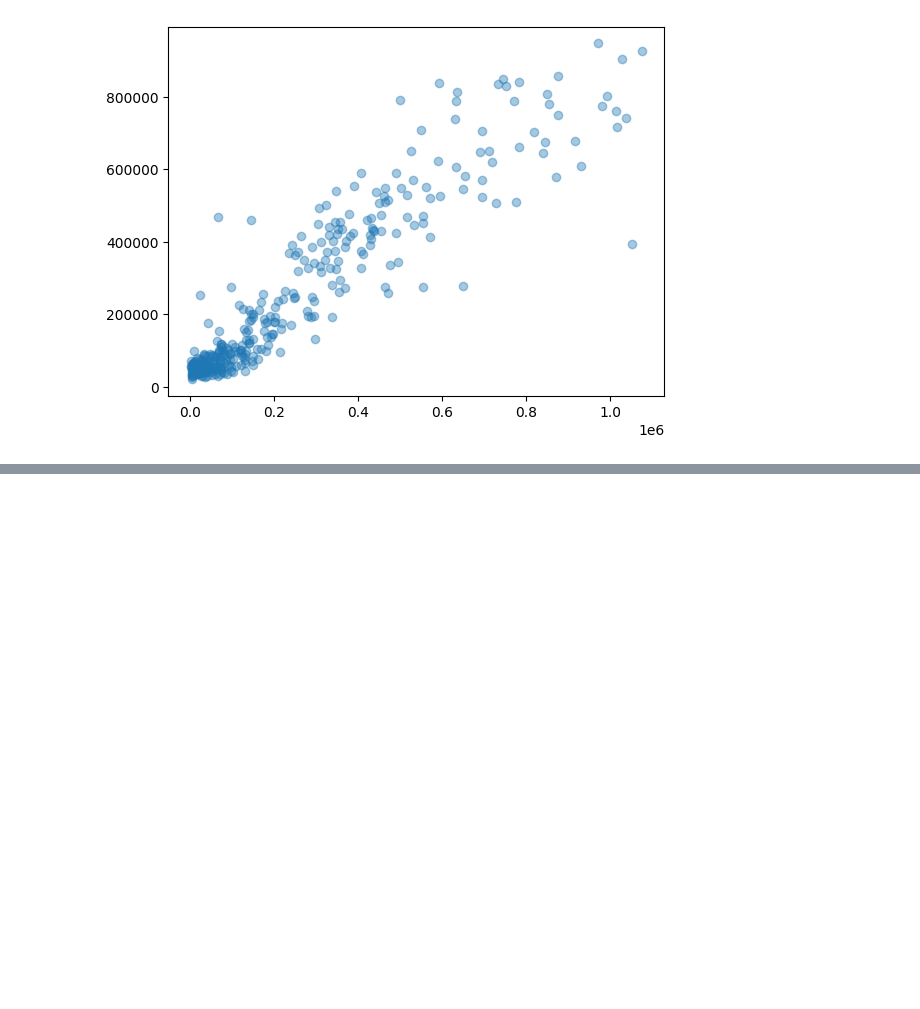
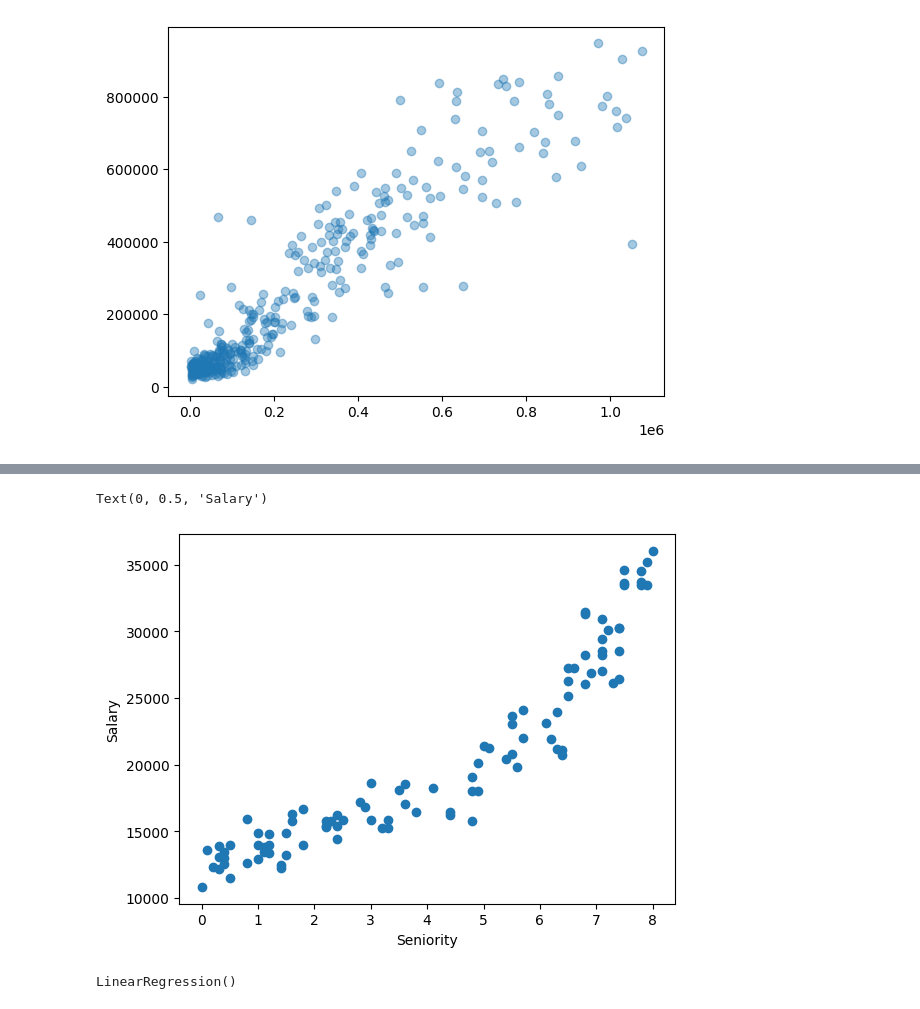
Before and after one commit to EuRoXy/dsp, a Jupyter notebook: simple_linReg.ipynb, the cells around one changed output, grey strips where cells are left out. Drawn from its saved outputs; the diff is of its cells as text; code cells hidden in the pictures; blank space fills up the shorter version.

```diff
--- a/simple_linReg.ipynb
+++ b/simple_linReg.ipynb
@@ -496,0 +499,4 @@ plt.scatter(y_test, pred, alpha=0.4)
+# %%
+path = "../data/IT-salary.xlsx"
+df = pd.read_excel(path)
+df.head()
@@ -496,0 +510,15 @@ plt.scatter(y_test, pred, alpha=0.4)
+# %%
+x = df[["seniority"]]
+y = df.salary
+# %%
+plt.scatter(x, y)
+plt.xlabel('Seniority')
+plt.ylabel('Salary')
+# %% [output]
+Text(0, 0.5, 'Salary')
+[figure, added]
+# %%
+regr = LinearRegression()
+regr.fit(x, y)
+# %% [output]
+LinearRegression()
```
Also changed, not shown: parts of 12 cells of this notebook, 1 other file.
